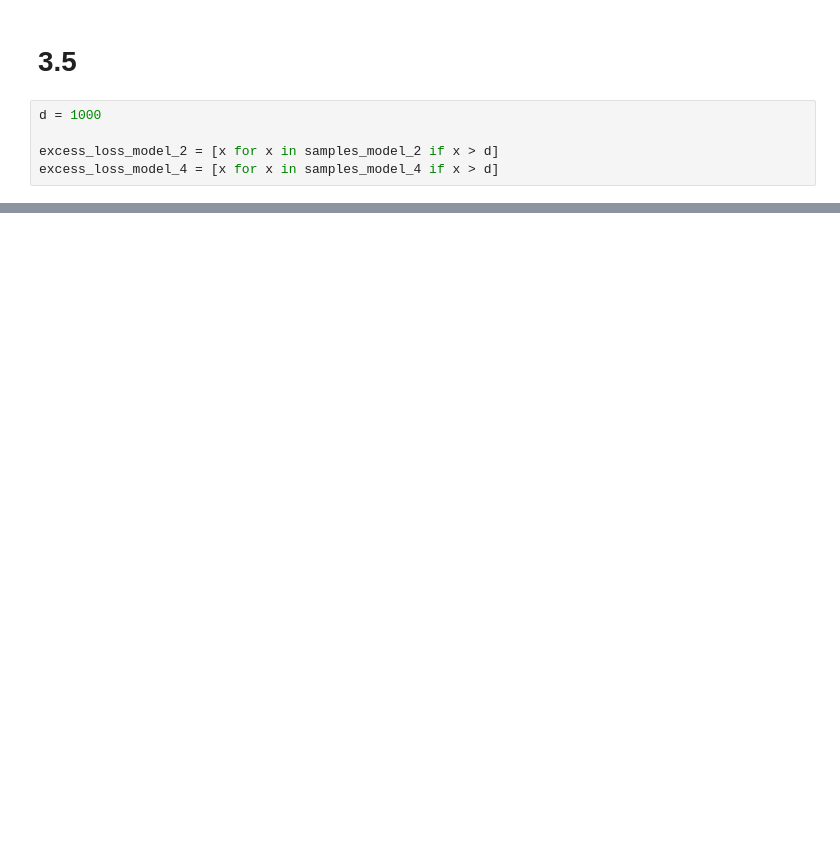
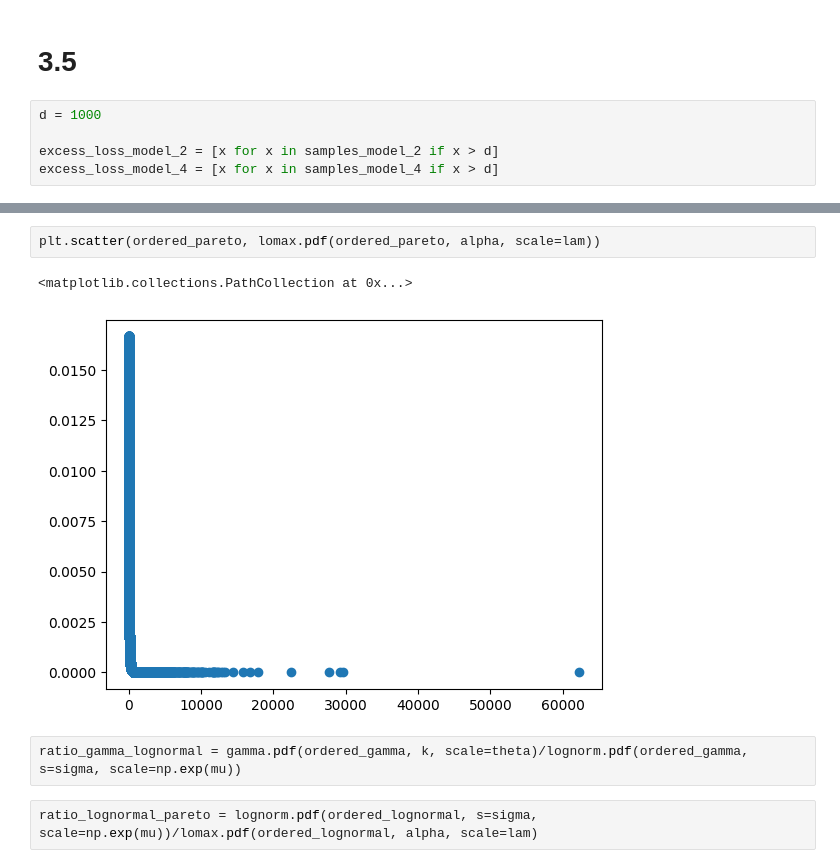
Before and after one commit to Eugeniobr/loss_models, a Jupyter notebook: basic_distributional_quantities.ipynb, the cells around one changed output, grey strips where cells are left out. Cells and saved outputs as stored; diff of their text form; blank space fills up the shorter version.

```diff
--- a/basic_distributional_quantities.ipynb
+++ b/basic_distributional_quantities.ipynb
@@ -145,0 +350,9 @@ print(np.mean(excess_loss_model_4))
+# %%
+plt.scatter(ordered_pareto, lomax.pdf(ordered_pareto, alpha, scale=lam))
+# %% [output]
+<matplotlib.collections.PathCollection at 0x...>
+[figure, added]
+# %%
+ratio_gamma_lognormal = gamma.pdf(ordered_gamma, k, scale=theta)/lognorm.pdf(ordered_gamma, s=sigma, scale=np.exp(mu))
+# %%
+ratio_lognormal_pareto = lognorm.pdf(ordered_lognormal, s=sigma, scale=np.exp(mu))/lomax.pdf(ordered_lognormal, alpha, scale=lam)
```
Also changed, not shown: parts of 41 cells of this notebook.
